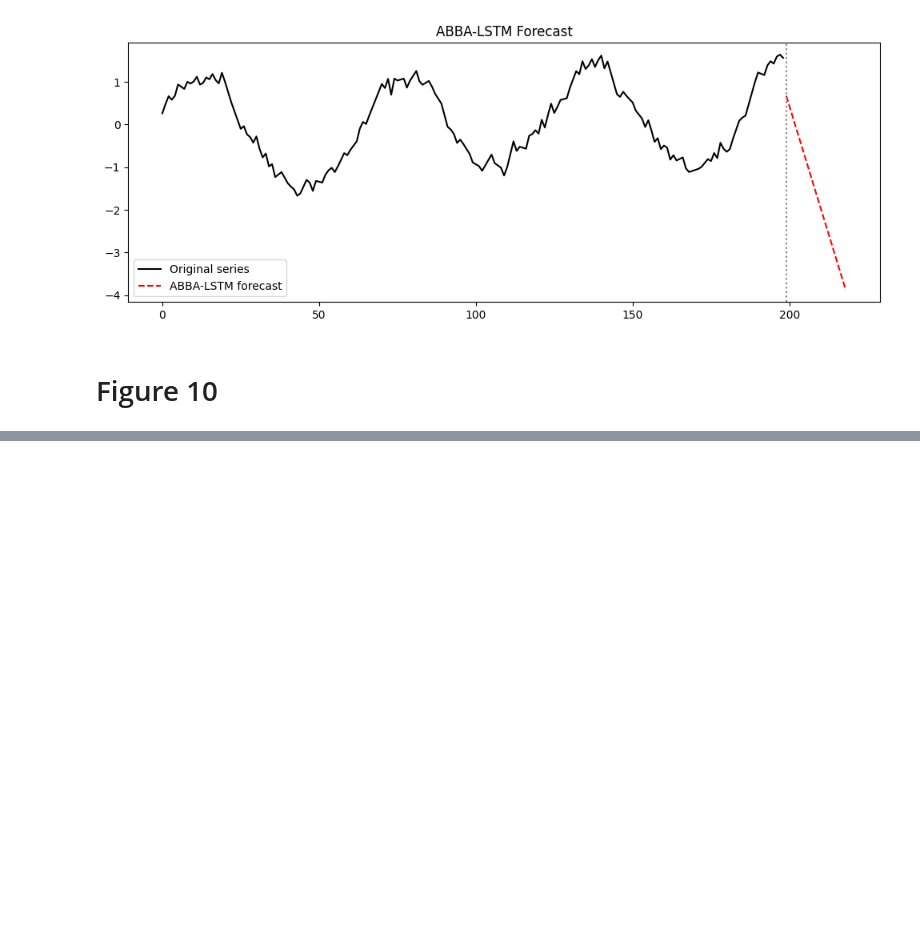
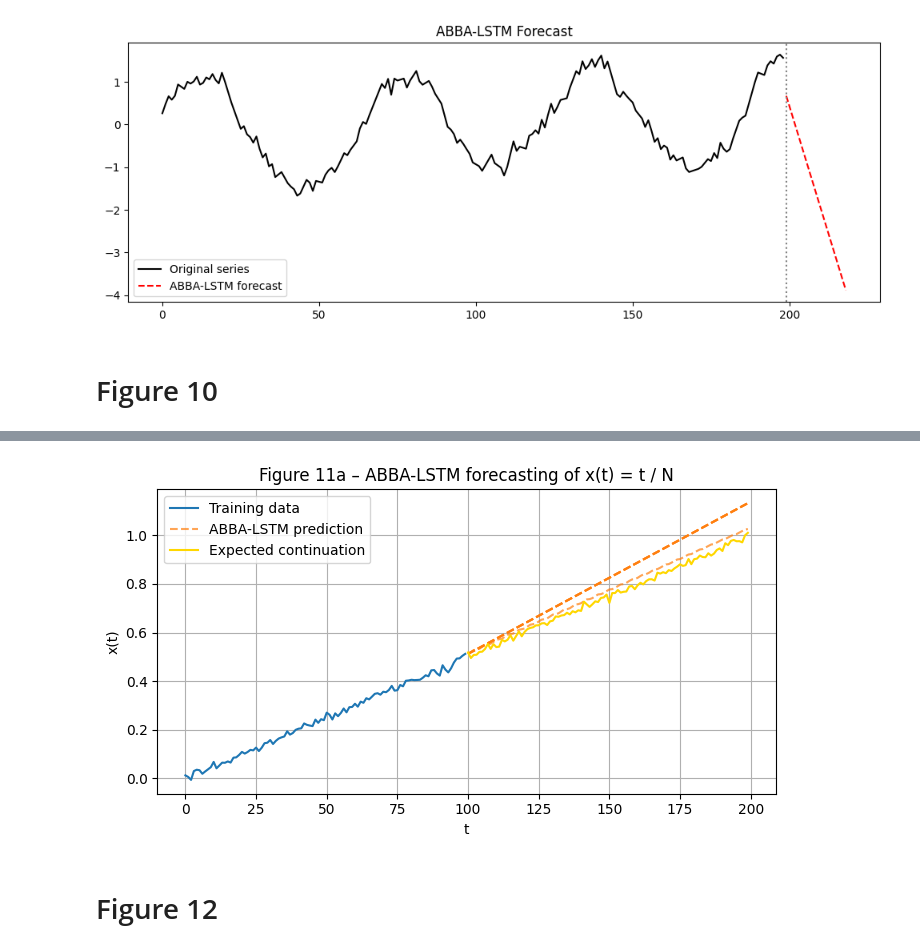
Before and after one commit to VSmague/ABBA_LSTM, a Jupyter notebook: notebook.ipynb, the cells around one changed output, grey strips where cells are left out. Saved outputs shown, nothing was run; the diff lists cells and outputs as text; code cells hidden in the pictures; blank space fills up the shorter version.

```diff
--- a/notebook.ipynb
+++ b/notebook.ipynb
@@ -310,0 +399,6 @@ plt.show()
+# %%
+def resample_to_horizon(signal, horizon):
+    x_old = np.linspace(0, 1, len(signal))
+    x_new = np.linspace(0, 1, horizon)
+    f = interp1d(x_old, signal, kind="linear")
+    return f(x_new)
@@ -310,0 +451,41 @@ plt.show()
+# %%
+t_train = np.arange(len(training))
+t_future = np.arange(len(training), N)
+
+plt.figure(figsize=(7, 4))
+
+plt.plot(
+    t_train,
+    training.numpy(),
+    label="Training data",
+    color="tab:blue"
+)
+
+for i in range(n_runs):
+    plt.plot(
+        t_future,
+        all_forecasts[i],
+        "--",
+        alpha=0.7,
+        color="tab:orange",
+        label="ABBA-LSTM prediction" if i == 0 else None
+    )
+
+plt.plot(
+    t_future,
+    expected,
+    label="Expected continuation",
+    color="gold"
+)
+
+plt.xlabel("t")
+plt.ylabel("x(t)")
+plt.title("Figure 11a – ABBA-LSTM forecasting of x(t) = t / N")
+plt.legend()
+plt.grid(True)
+plt.tight_layout()
+plt.show()
+# %% [output]
+[figure, added]
+# %% [markdown]
+# Figure 12
```
Also changed, not shown: parts of 9 cells of this notebook, 2 other files.
